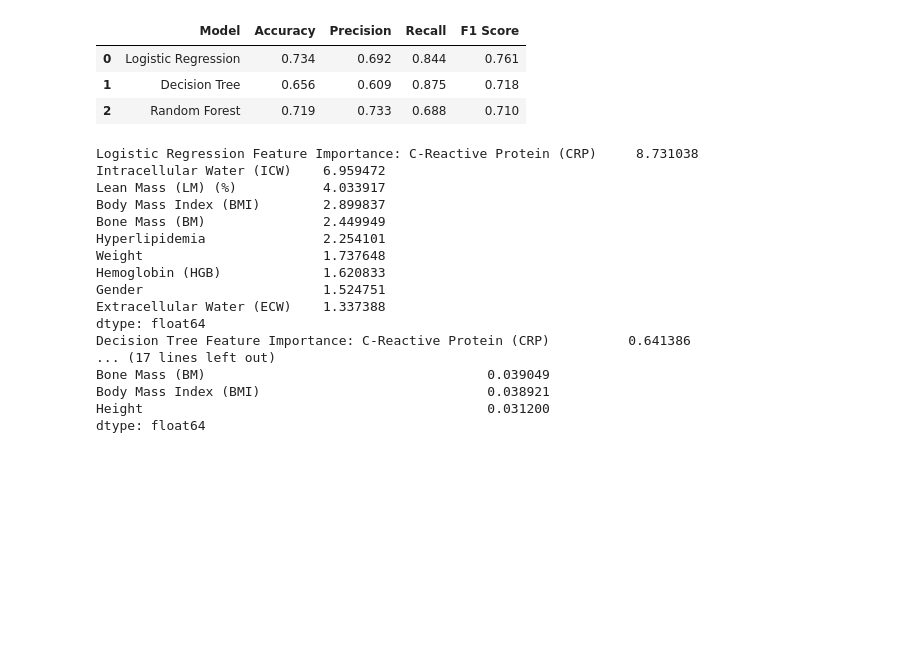
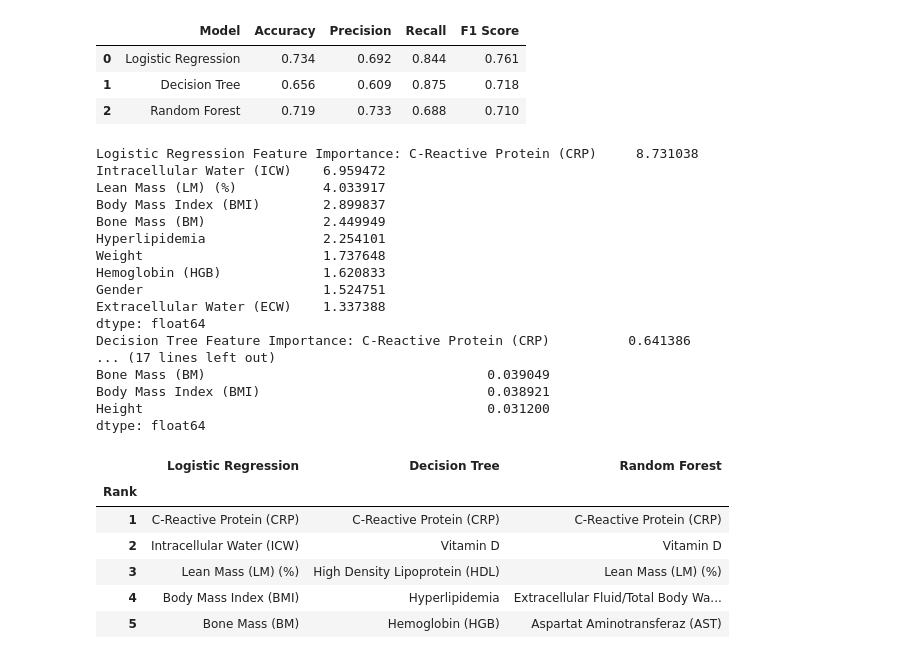
Before and after one commit to nyboo/DAT540, a Jupyter notebook: report.ipynb, the cells around one changed output. Drawn from its saved outputs; the diff is of its cells as text; code cells hidden in the pictures; blank space fills up the shorter version.

Commit message:
Important features tabell<3

```diff
--- a/report.ipynb
+++ b/report.ipynb
@@ -700,32 +704,65 @@ log_importance = pd.Series(abs(log_coefficients), index=X_train_selected.columns
 tree_importance = pd.Series(best_tree.feature_importances_, index=X_train_selected.columns
                             ).sort_values(ascending=False)
 
 #which feature contributed most to the random forest model
 
 forest_importance = pd.Series(best_forest.feature_importances_, index=X_train_selected.columns
                               ).sort_values(ascending=False)
 
 print("Logistic Regression Feature Importance:", log_importance.head(10))
 print("Decision Tree Feature Importance:", tree_importance.head(10))
 print("Random Forest Feature Importance:", forest_importance.head(10))
 
-# CRP was the most important feature across all three models, which makes sense considering it is a key marker of inflammation and is likely highly predictive in the context of the problem being studied.
-# Vitamin D was also important, especially for the decision tree and random forest, which also makes sense considering it was one of the features with highest correlation with the target feature.
+# CRP was the most important feature across all three models,
+# suggesting that it was a strong predictor of gallstone status.
+
+# Vitamin D was especially important for the Decision Tree
+# and Random Forest models.
+
+# Logistic Regression also gave high importance to
+# Intracellular Water (ICW) and Lean Mass (LM) (%).
+
+# Overall, the models agree strongly on the importance of CRP,
+# but differ in which other features contribute most to their predictions.
+
+# Feature importance does not mean that a feature causes gallstones.
+# It only shows how much the models used the feature when making predictions.
+
+
+# TABLE WITH TOP 5 FEATURES FOR EACH MODEL
+
+top_features = pd.DataFrame({
+    "Logistic Regression": log_importance.head(5).index,
+    "Decision Tree": tree_importance.head(5).index,
+    "Random Forest": forest_importance.head(5).index
+})
+
+top_features.index = range(1, 6)
+top_features.index.name = "Rank"
+
+top_features
 # %% [output]
 Logistic Regression Feature Importance: C-Reactive Protein (CRP)     8.731038
 Intracellular Water (ICW)    6.959472
 Lean Mass (LM) (%)           4.033917
 Body Mass Index (BMI)        2.899837
 Bone Mass (BM)               2.449949
 Hyperlipidemia               2.254101
 Weight                       1.737648
 Hemoglobin (HGB)             1.620833
 Gender                       1.524751
 Extracellular Water (ECW)    1.337388
 dtype: float64
 Decision Tree Feature Importance: C-Reactive Protein (CRP)          0.641386
 ... (17 lines left out)
 Bone Mass (BM)                                    0.039049
 Body Mass Index (BMI)                             0.038921
 Height                                            0.031200
 dtype: float64
+|  | Logistic Regression | Decision Tree | Random Forest |
+| Rank |  |  |  |
+| 1 | C-Reactive Protein (CRP) | C-Reactive Protein (CRP) | C-Reactive Protein (CRP) |
+| 2 | Intracellular Water (ICW) | Vitamin D | Vitamin D |
+| 3 | Lean Mass (LM) (%) | High Density Lipoprotein (HDL) | Lean Mass (LM) (%) |
+| 4 | Body Mass Index (BMI) | Hyperlipidemia | Extracellular Fluid/Total Body Wa... |
+| 5 | Bone Mass (BM) | Hemoglobin (HGB) | Aspartat Aminotransferaz (AST) |
```
Also changed, not shown: parts of 2 cells of this notebook.
